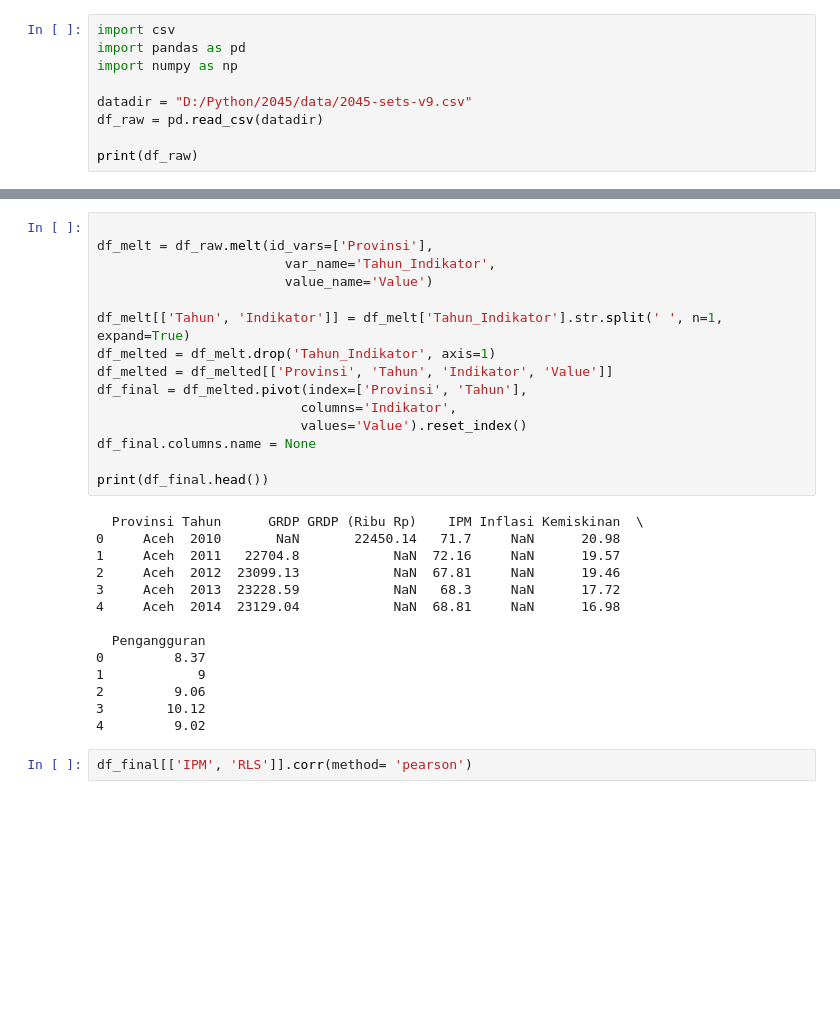
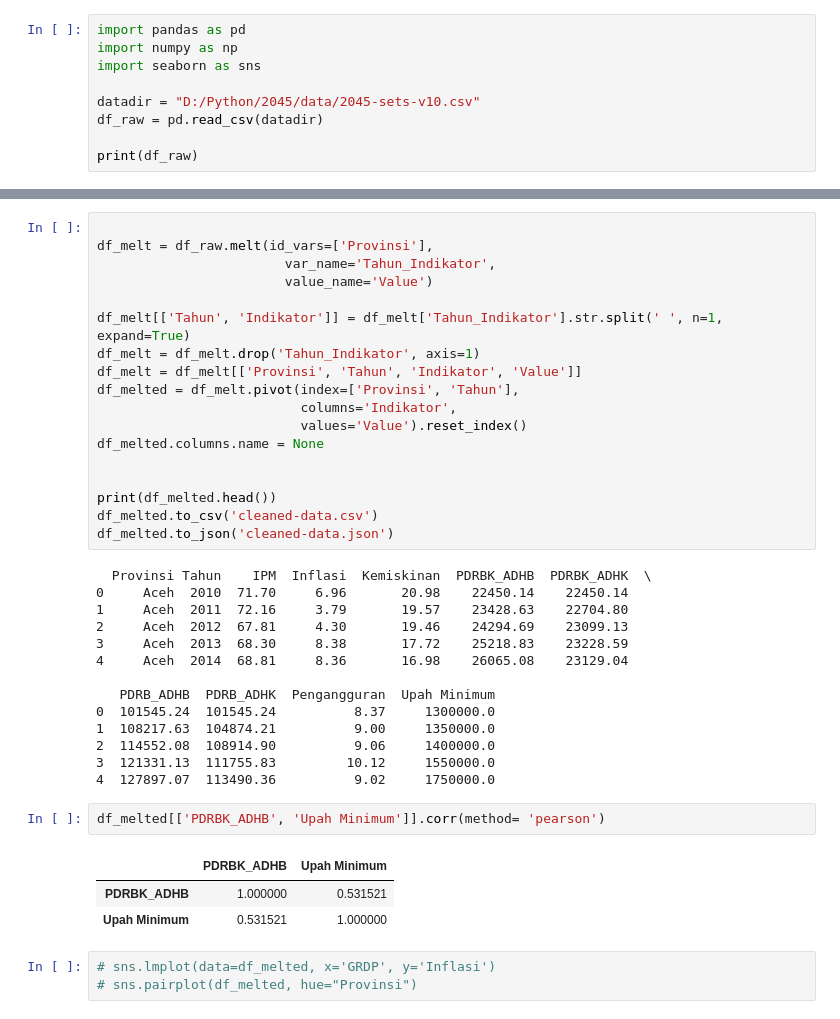
Before and after one commit to adnanmaja/indonesia-2045, a Jupyter notebook: main.ipynb, the cells around one changed output, grey strips where cells are left out. Cells and saved outputs as stored; diff of their text form; blank space fills up the shorter version.

```diff
--- a/main.ipynb
+++ b/main.ipynb
@@ -1,9 +1,9 @@
 # %%
-import csv
 import pandas as pd
 import numpy as np
+import seaborn as sns
 
-datadir = "D:/Python/2045/data/2045-sets-v9.csv"
+datadir = "D:/Python/2045/data/2045-sets-v10.csv"
 df_raw = pd.read_csv(datadir)
 
 print(df_raw)
@@ -61,27 +61,37 @@ df_melt = df_raw.melt(id_vars=['Provinsi'],
                         value_name='Value')
 
 df_melt[['Tahun', 'Indikator']] = df_melt['Tahun_Indikator'].str.split(' ', n=1, expand=True)
-df_melted = df_melt.drop('Tahun_Indikator', axis=1)
-df_melted = df_melted[['Provinsi', 'Tahun', 'Indikator', 'Value']]
-df_final = df_melted.pivot(index=['Provinsi', 'Tahun'],
+df_melt = df_melt.drop('Tahun_Indikator', axis=1)
+df_melt = df_melt[['Provinsi', 'Tahun', 'Indikator', 'Value']]
+df_melted = df_melt.pivot(index=['Provinsi', 'Tahun'],
                           columns='Indikator',
                           values='Value').reset_index()
-df_final.columns.name = None
+df_melted.columns.name = None
 
-print(df_final.head())
+
+print(df_melted.head())
+df_melted.to_csv('cleaned-data.csv')
+df_melted.to_json('cleaned-data.json')
 # %% [output]
-  Provinsi Tahun      GRDP GRDP (Ribu Rp)    IPM Inflasi Kemiskinan  \
-0     Aceh  2010       NaN       22450.14   71.7     NaN      20.98
-1     Aceh  2011   22704.8            NaN  72.16     NaN      19.57
-2     Aceh  2012  23099.13            NaN  67.81     NaN      19.46
-3     Aceh  2013  23228.59            NaN   68.3     NaN      17.72
-4     Aceh  2014  23129.04            NaN  68.81     NaN      16.98
+  Provinsi Tahun    IPM  Inflasi  Kemiskinan  PDRBK_ADHB  PDRBK_ADHK  \
+0     Aceh  2010  71.70     6.96       20.98    22450.14    22450.14
+1     Aceh  2011  72.16     3.79       19.57    23428.63    22704.80
+2     Aceh  2012  67.81     4.30       19.46    24294.69    23099.13
+3     Aceh  2013  68.30     8.38       17.72    25218.83    23228.59
+4     Aceh  2014  68.81     8.36       16.98    26065.08    23129.04
 
-  Pengangguran
-0         8.37
-1            9
-2         9.06
-3        10.12
-4         9.02
+   PDRB_ADHB  PDRB_ADHK  Pengangguran  Upah Minimum
+0  101545.24  101545.24          8.37     1300000.0
+1  108217.63  104874.21          9.00     1350000.0
+2  114552.08  108914.90          9.06     1400000.0
+3  121331.13  111755.83         10.12     1550000.0
+4  127897.07  113490.36          9.02     1750000.0
 # %%
-df_final[['IPM', 'RLS']].corr(method= 'pearson')
+df_melted[['PDRBK_ADHB', 'Upah Minimum']].corr(method= 'pearson')
+# %% [output]
+|  | PDRBK_ADHB | Upah Minimum |
+| PDRBK_ADHB | 1.000000 | 0.531521 |
+| Upah Minimum | 0.531521 | 1.000000 |
+# %%
+# sns.lmplot(data=df_melted, x='GRDP', y='Inflasi')
+# sns.pairplot(df_melted, hue="Provinsi")
```
Also changed, not shown: parts of 7 cells of this notebook, 3 other files.
